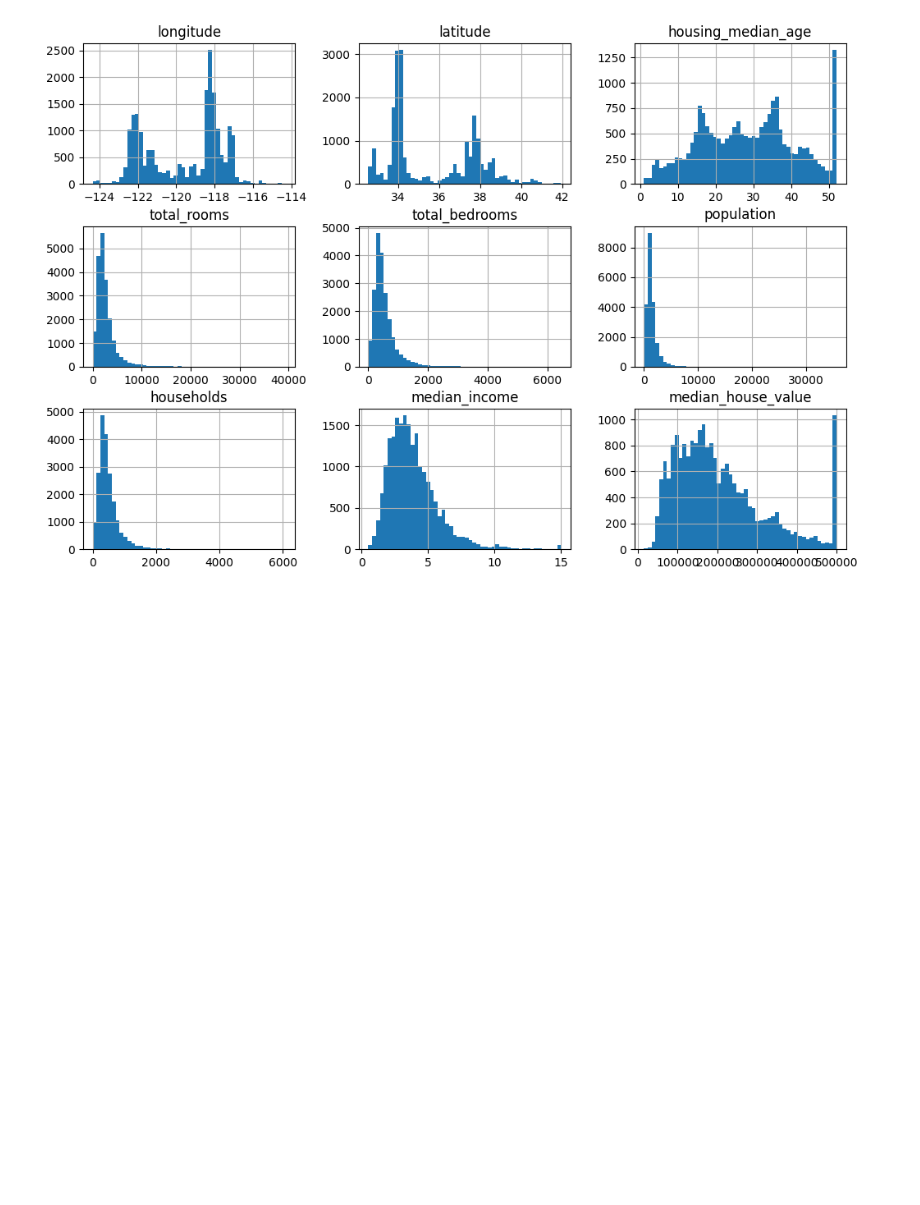
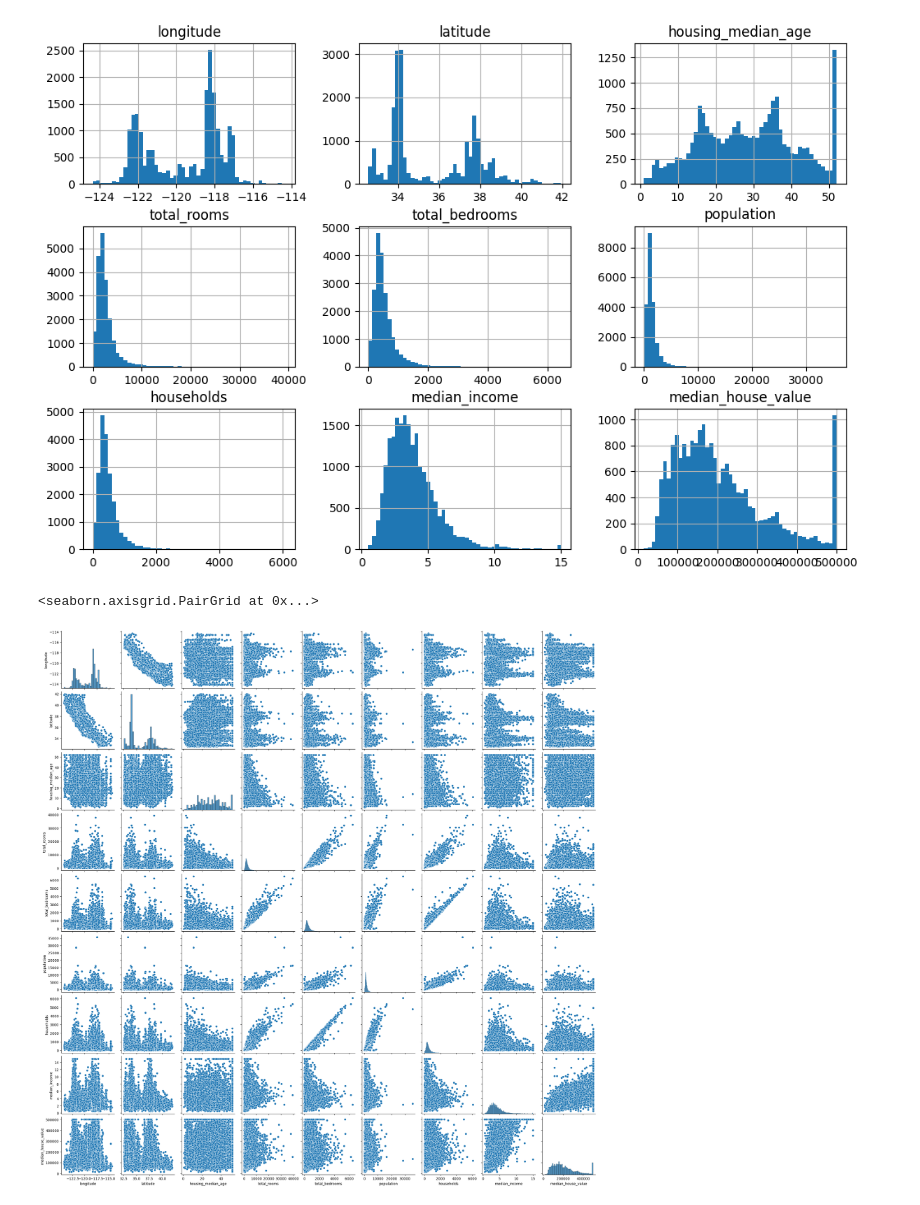
Before and after one commit to Hanifemam/hands-on, a Jupyter notebook: chap1/chap1.ipynb, the cells around one changed output. Cells and saved outputs as stored; diff of their text form; code cells hidden in the pictures; blank space fills up the shorter version.

Commit message:
pairplot added

```diff
--- a/chap1/chap1.ipynb
+++ b/chap1/chap1.ipynb
@@ -72,3 +72,9 @@ housing.hist(bins=50, figsize=(12, 8))
 plt.show()
 # %% [output]
 [figure]
+# %%
+import seaborn as sns
+sns.pairplot(housing)
+# %% [output]
+<seaborn.axisgrid.PairGrid at 0x...>
+[figure, added]
```
